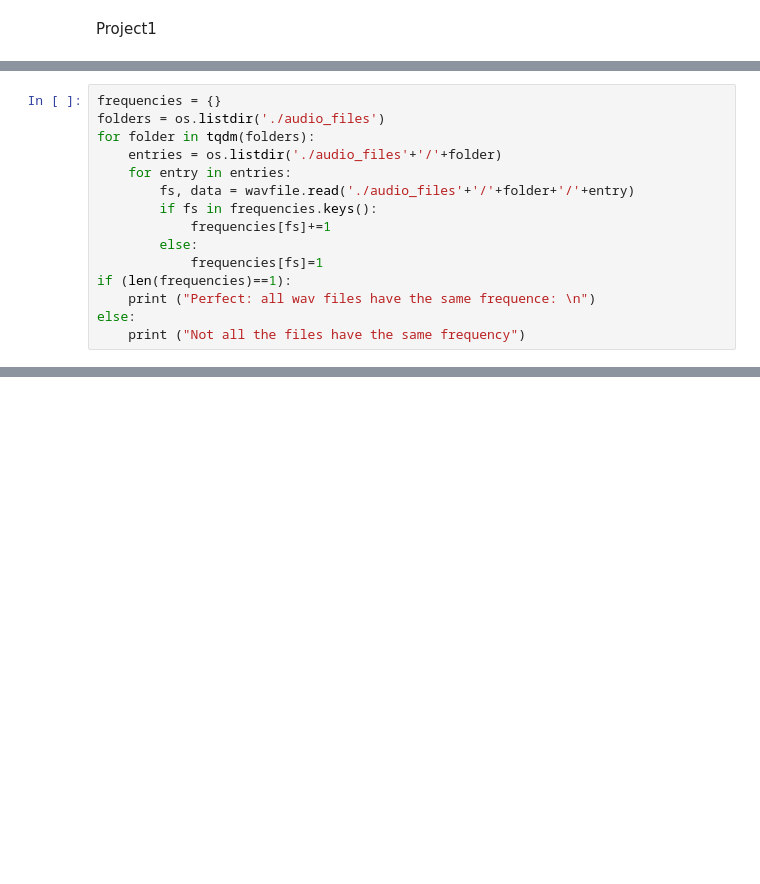
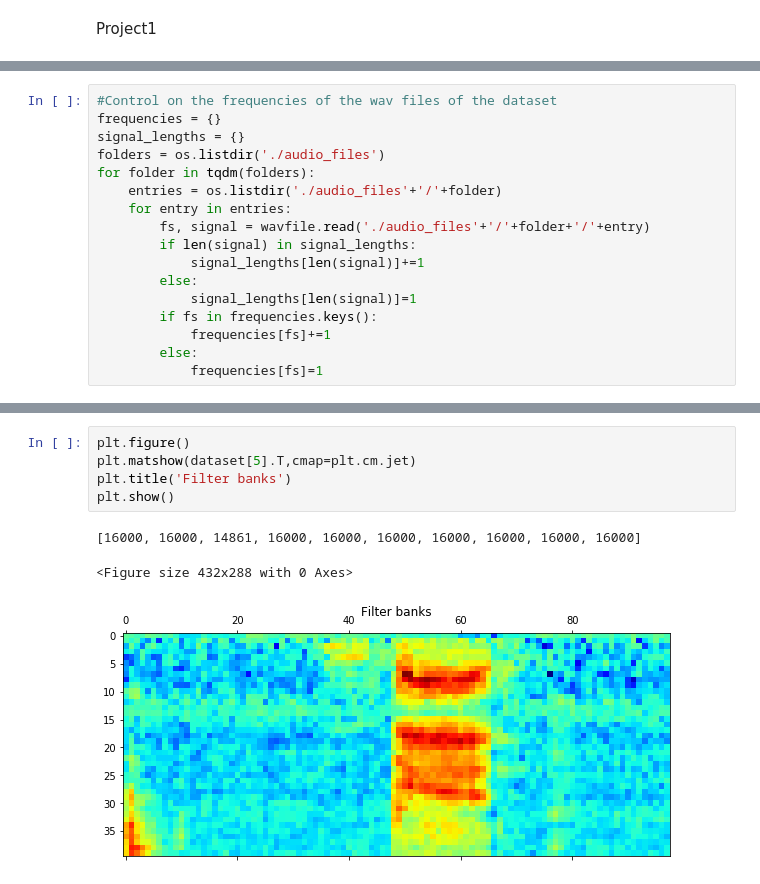
Before and after one commit to Fede5991/HumanDataAnalytics, a Jupyter notebook: Project1.ipynb, the cells around one changed output, grey strips where cells are left out. Saved outputs shown, nothing was run; the diff lists cells and outputs as text; blank space fills up the shorter version.

Commit message:
Creation of the dataset

```diff
--- a/Project1.ipynb
+++ b/Project1.ipynb
@@ -9,16 +11,18 @@ from scipy.io import wavfile
 # %%
+#Control on the frequencies of the wav files of the dataset
 frequencies = {}
+signal_lengths = {}
 folders = os.listdir('./audio_files')
 for folder in tqdm(folders):
     entries = os.listdir('./audio_files'+'/'+folder)
     for entry in entries:
-        fs, data = wavfile.read('./audio_files'+'/'+folder+'/'+entry)
+        fs, signal = wavfile.read('./audio_files'+'/'+folder+'/'+entry)
+        if len(signal) in signal_lengths:
+            signal_lengths[len(signal)]+=1
+        else:
+            signal_lengths[len(signal)]=1
         if fs in frequencies.keys():
             frequencies[fs]+=1
         else:
             frequencies[fs]=1
-if (len(frequencies)==1):
-    print ("Perfect: all wav files have the same frequence: \n")
-else:
-    print ("Not all the files have the same frequency")
 # %% [output]
@@ -25,0 +128,9 @@ Perfect: all wav files have the same frequence:
+# %%
+plt.figure()
+plt.matshow(dataset[5].T,cmap=plt.cm.jet)
+plt.title('Filter banks')
+plt.show()
+# %% [output]
+[16000, 16000, 14861, 16000, 16000, 16000, 16000, 16000, 16000, 16000]
+<Figure size 432x288 with 0 Axes>
+[figure, added]
```
Also changed, not shown: parts of 5 cells of this notebook.
